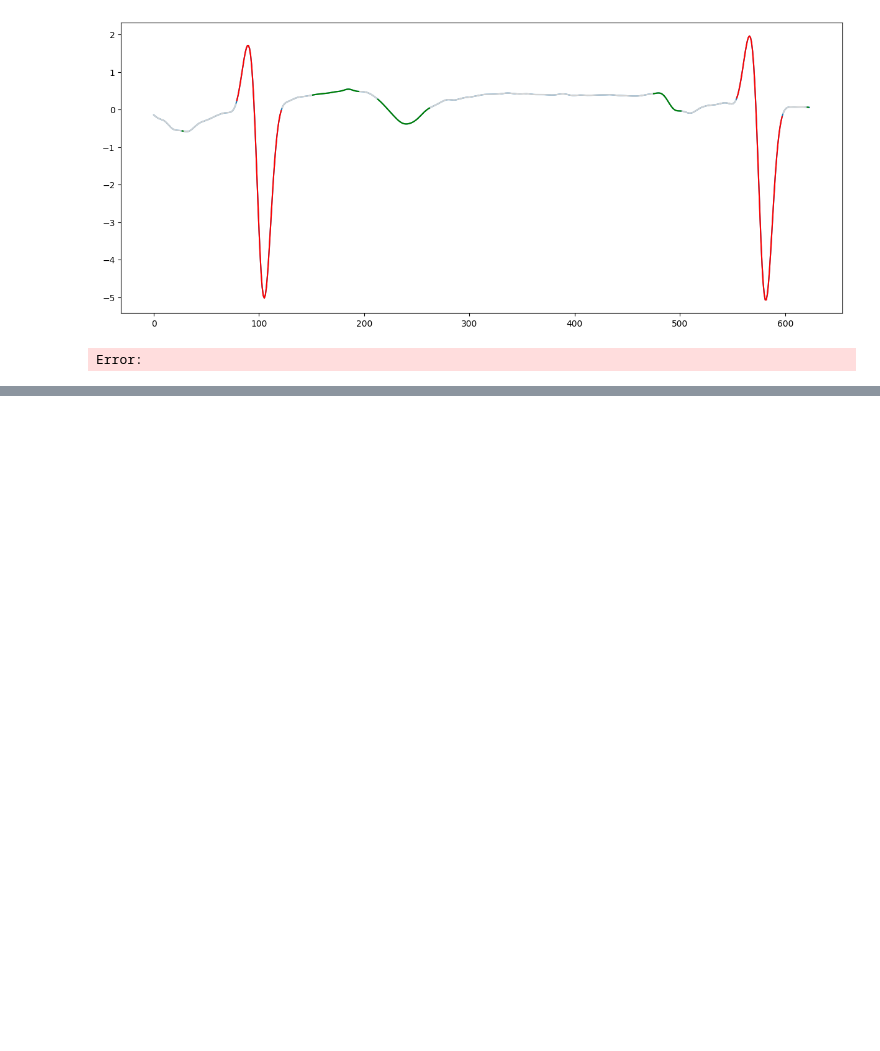
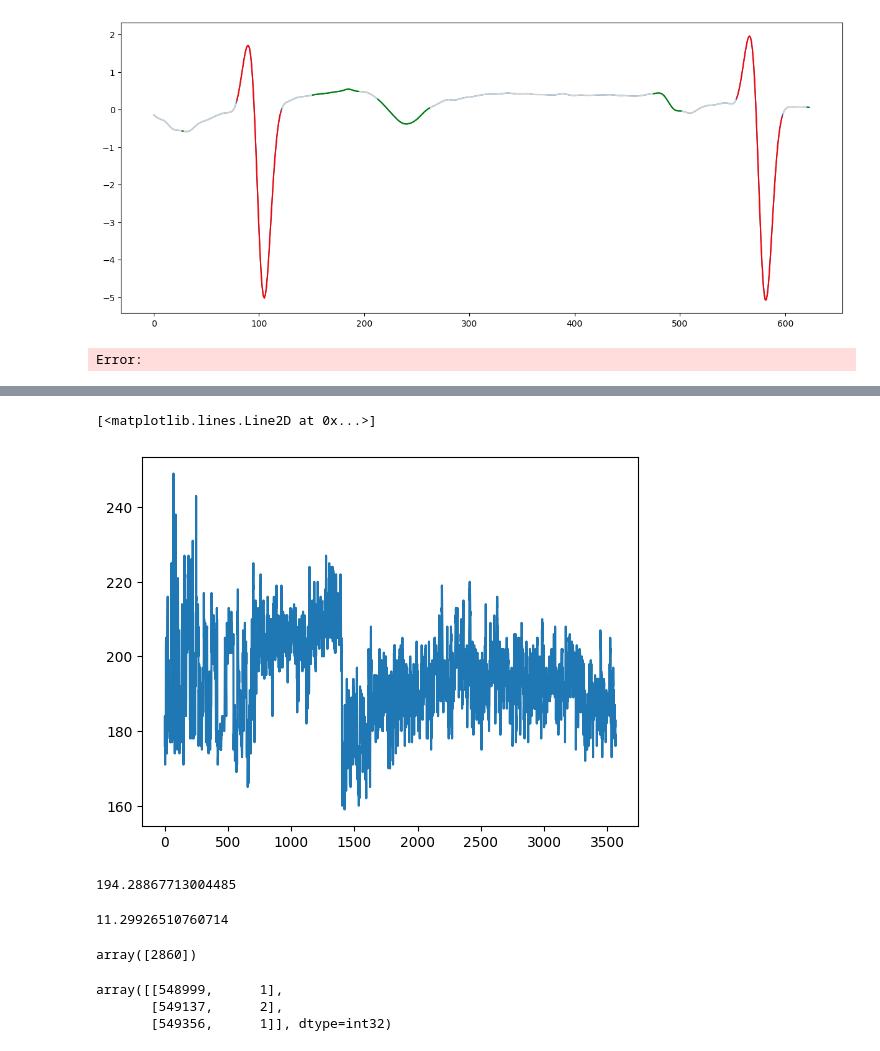
Before and after one commit to AmbiqAI/heartkit, a Jupyter notebook: notebooks/ecg-segmentation.ipynb, the cells around one changed output, grey strips where cells are left out. Drawn from its saved outputs; the diff is of its cells as text; code cells hidden in the pictures; blank space fills up the shorter version.

```diff
--- a/notebooks/ecg-segmentation.ipynb
+++ b/notebooks/ecg-segmentation.ipynb
@@ -101,0 +116,23 @@ Error:
+# %%
+plt.plot(np.arange(idxs.shape[0]), blabel_diffs[idxs,0])
+# %% [output]
+[<matplotlib.lines.Line2D at 0x...>]
+[figure, added]
+# %%
+blabel_diffs[idxs,0].mean()
+# %% [output]
+194.28867713004485
+# %%
+blabel_diffs[idxs,0].std()
+# %% [output]
+11.29926510760714
+# %%
+np.where(blabels[:,1] == 2)[0]
+# %% [output]
+array([2860])
+# %%
+blabels[2860-1:2860+2]
+# %% [output]
+array([[548999,      1],
+       [549137,      2],
+       [549356,      1]], dtype=int32)
```
Also changed, not shown: parts of 15 cells of this notebook, 14 other files.
